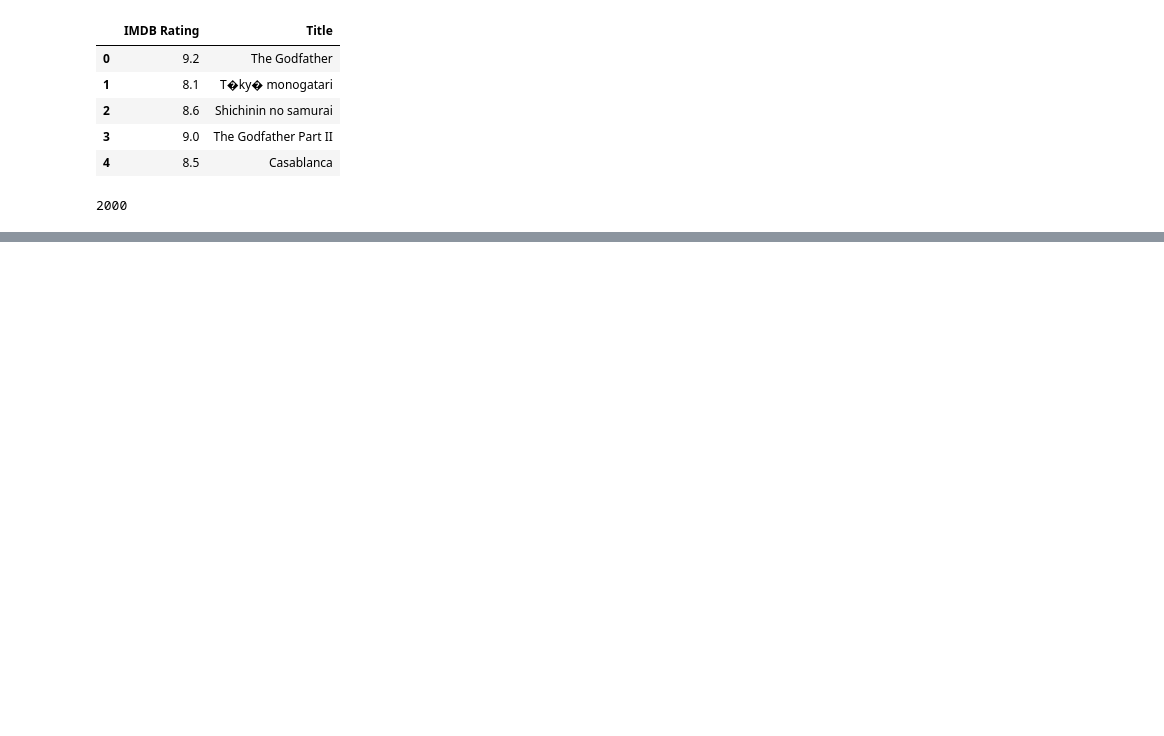
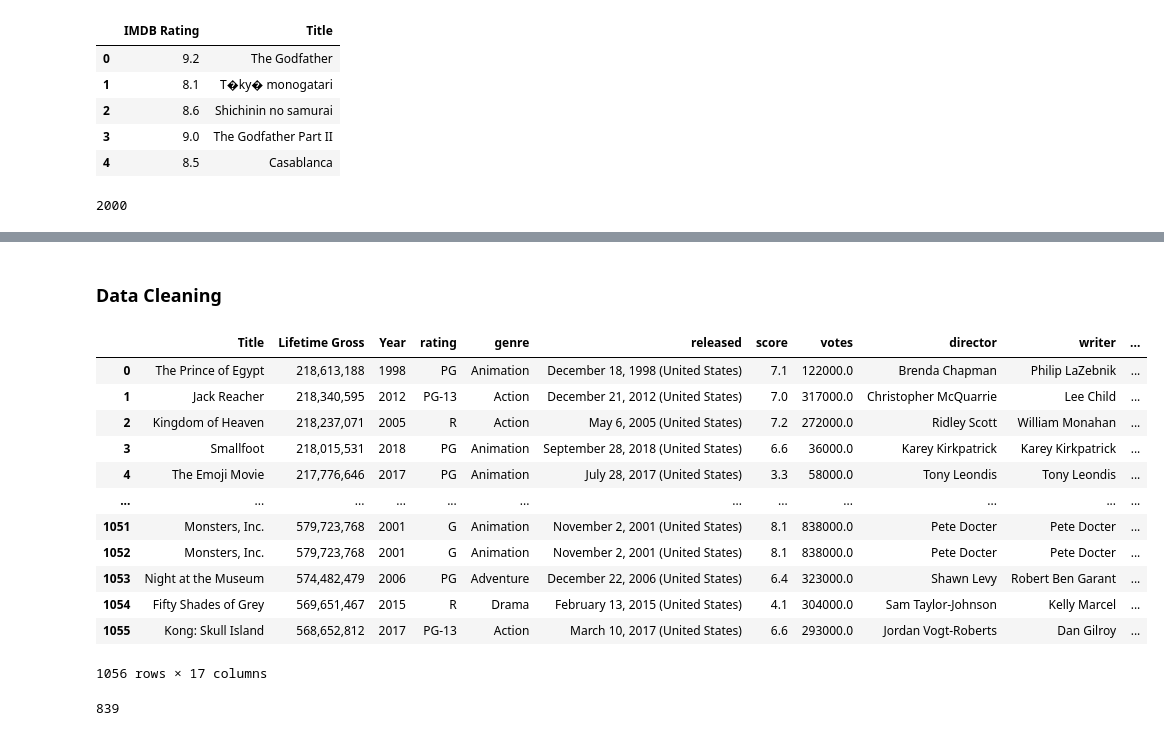
Before and after one commit to rhoyaki/PIC-16B-Final-Project, a Jupyter notebook: Movie Dataframe.ipynb, the cells around one changed output, grey strips where cells are left out. Cells and saved outputs as stored; diff of their text form; code cells hidden in the pictures; blank space fills up the shorter version.

```diff
--- a/Movie Dataframe.ipynb
+++ b/Movie Dataframe.ipynb
@@ -125 +135,24 @@ df[df["Title"].duplicated()]
 217 rows × 17 columns
+# %% [markdown]
+### Data Cleaning
+# %%
+df
+# %% [output]
+|  | Title | Lifetime Gross | Year | rating | genre | released | score | votes | director | writer | ... |
+| 0 | The Prince of Egypt | 218,613,188 | 1998 | PG | Animation | December 18, 1998 (United States) | 7.1 | 122000.0 | Brenda Chapman | Philip LaZebnik | ... |
+| 1 | Jack Reacher | 218,340,595 | 2012 | PG-13 | Action | December 21, 2012 (United States) | 7.0 | 317000.0 | Christopher McQuarrie | Lee Child | ... |
+| 2 | Kingdom of Heaven | 218,237,071 | 2005 | R | Action | May 6, 2005 (United States) | 7.2 | 272000.0 | Ridley Scott | William Monahan | ... |
+| 3 | Smallfoot | 218,015,531 | 2018 | PG | Animation | September 28, 2018 (United States) | 6.6 | 36000.0 | Karey Kirkpatrick | Karey Kirkpatrick | ... |
+| 4 | The Emoji Movie | 217,776,646 | 2017 | PG | Animation | July 28, 2017 (United States) | 3.3 | 58000.0 | Tony Leondis | Tony Leondis | ... |
+| ... | ... | ... | ... | ... | ... | ... | ... | ... | ... | ... | ... |
+| 1051 | Monsters, Inc. | 579,723,768 | 2001 | G | Animation | November 2, 2001 (United States) | 8.1 | 838000.0 | Pete Docter | Pete Docter | ... |
+| 1052 | Monsters, Inc. | 579,723,768 | 2001 | G | Animation | November 2, 2001 (United States) | 8.1 | 838000.0 | Pete Docter | Pete Docter | ... |
+| 1053 | Night at the Museum | 574,482,479 | 2006 | PG | Adventure | December 22, 2006 (United States) | 6.4 | 323000.0 | Shawn Levy | Robert Ben Garant | ... |
+| 1054 | Fifty Shades of Grey | 569,651,467 | 2015 | R | Drama | February 13, 2015 (United States) | 4.1 | 304000.0 | Sam Taylor-Johnson | Kelly Marcel | ... |
+| 1055 | Kong: Skull Island | 568,652,812 | 2017 | PG-13 | Action | March 10, 2017 (United States) | 6.6 | 293000.0 | Jordan Vogt-Roberts | Dan Gilroy | ... |
+1056 rows × 17 columns
+# %%
+#check how many unique movies there are
+len(df["Title"].unique())
+# %% [output]
+839
```
Also changed, not shown: parts of 15 cells of this notebook.
